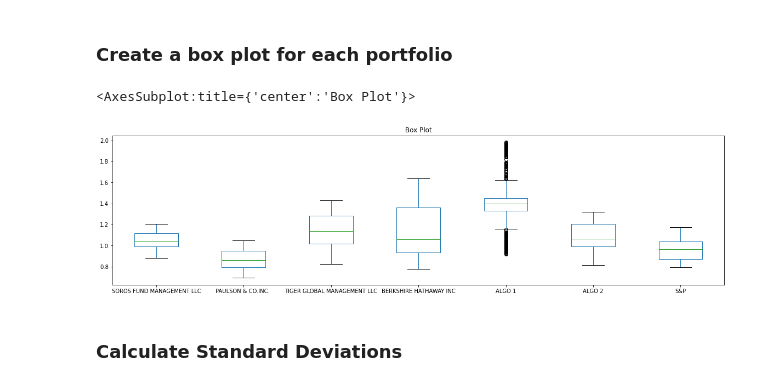
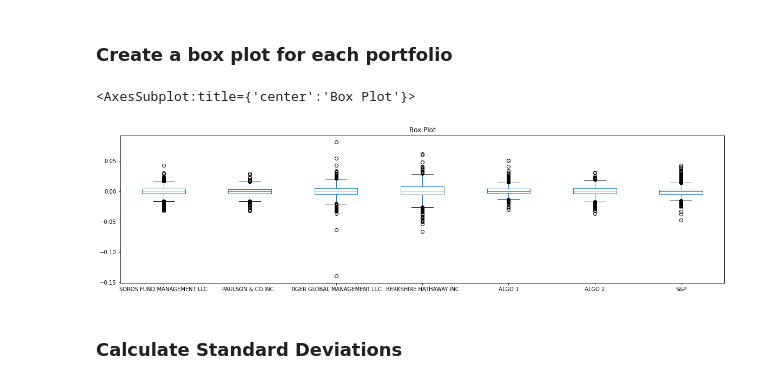
Before and after one commit to alveraboquet/fintech.homework, a Jupyter notebook: unit_4_whale_analysis/whale_analysis.ipynb, the cells around one changed output. Drawn from its saved outputs; the diff is of its cells as text; code cells hidden in the pictures.

```diff
--- a/unit_4_whale_analysis/whale_analysis.ipynb
+++ b/unit_4_whale_analysis/whale_analysis.ipynb
@@ -227,10 +227,10 @@ Determine the _risk_ of each portfolio:
 ### Create a box plot for each portfolio
 # %%
 # Box plot to visually show risk
-combined_cumulative_returns.plot.box(title='Box Plot', figsize=(20,5), fontsize=10)
+combined_daily_returns.plot.box(title='Box Plot', figsize=(20,5), fontsize=10)
 # %% [output]
 <AxesSubplot:title={'center':'Box Plot'}>
-[figure, old version]
+[figure, new version]
 # %% [markdown]
 ### Calculate Standard Deviations
 # %%
```
Also changed, not shown: parts of 6 cells of this notebook, 1 other file.
